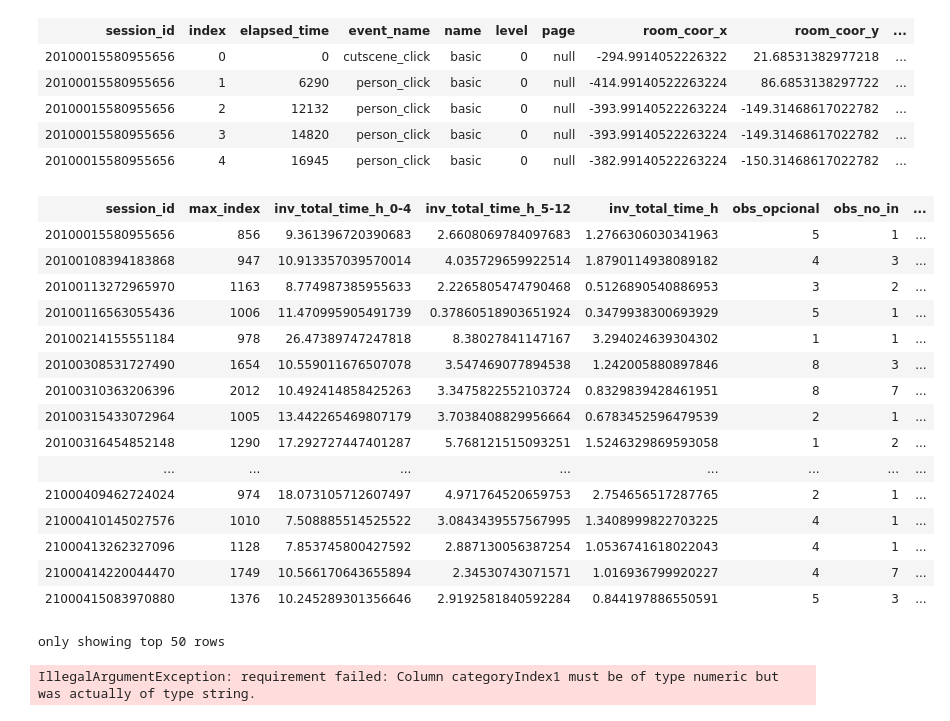
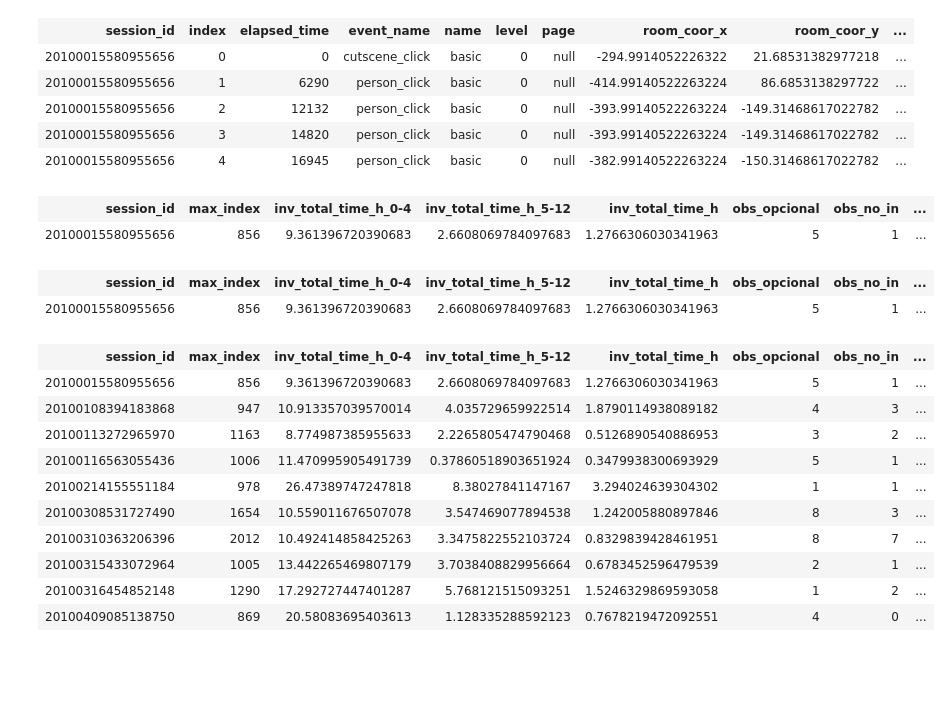
Before and after one commit to notPlancha/pbd, a Jupyter notebook: 2-cleanup_e_features.ipynb, the cells around one changed output. Drawn from its saved outputs; the diff is of its cells as text; code cells hidden in the pictures; blank space fills up the shorter version.

Commit message:
first model done

```diff
--- a/2-cleanup_e_features.ipynb
+++ b/2-cleanup_e_features.ipynb
@@ -118,7 +120,7 @@ A terceira opção seria treinar 18 modelos, e criar um algoritmo para escolher
 
 Nota: da forma como os dados estão agora formatados, essencialmente é o mesmo problema se tivéssemos em vês de uma matriz de 0s e 1s, uma coluna com um array das classes onde a sessão teve certo.
 # %%
-sessions_to_get = cleaned_up.select("session_id").distinct().sample(fraction="zero"1, seed=1).cache()
+sessions_to_get = cleaned_up.select("session_id").distinct().sample(fraction=0.01, seed=1).cache()
 # %%
 amostra = train.df.join(
     sessions_to_get,
@@ -156,41 +157,13 @@ pipeline_no_ML = Pipeline(stages = [
 pipeline_fitted = pipeline_no_ML.fit(amostra)
 # %%
 (transformed := pipeline_fitted.transform(amostra)).cache()
-transformed.orderBy("session_id")
+transformed.limit(1)
 # %% [output]
 | session_id | max_index | inv_total_time_h_0-4 | inv_total_time_h_5-12 | inv_total_time_h | obs_opcional | obs_no_in | ... |
 | 20100015580955656 | 856 | 9.361396720390683 | 2.6608069784097683 | 1.2766306030341963 | 5 | 1 | ... |
-| 20100108394183868 | 947 | 10.913357039570014 | 4.035729659922514 | 1.8790114938089182 | 4 | 3 | ... |
-| 20100113272965970 | 1163 | 8.774987385955633 | 2.2265805474790468 | 0.5126890540886953 | 3 | 2 | ... |
-| 20100116563055436 | 1006 | 11.470995905491739 | 0.37860518903651924 | 0.3479938300693929 | 5 | 1 | ... |
-| 20100214155551184 | 978 | 26.47389747247818 | 8.38027841147167 | 3.294024639304302 | 1 | 1 | ... |
-| 20100308531727490 | 1654 | 10.559011676507078 | 3.547469077894538 | 1.242005880897846 | 8 | 3 | ... |
-| 20100310363206396 | 2012 | 10.492414858425263 | 3.3475822552103724 | 0.8329839428461951 | 8 | 7 | ... |
-| 20100315433072964 | 1005 | 13.442265469807179 | 3.7038408829956664 | 0.6783452596479539 | 2 | 1 | ... |
-| 20100316454852148 | 1290 | 17.292727447401287 | 5.768121515093251 | 1.5246329869593058 | 1 | 2 | ... |
-| ... | ... | ... | ... | ... | ... | ... | ... |
-| 21000409462724024 | 974 | 18.073105712607497 | 4.971764520659753 | 2.754656517287765 | 2 | 1 | ... |
-| 21000410145027576 | 1010 | 7.508885514525522 | 3.0843439557567995 | 1.3408999822703225 | 4 | 1 | ... |
-| 21000413262327096 | 1128 | 7.853745800427592 | 2.887130056387254 | 1.0536741618022043 | 4 | 1 | ... |
-| 21000414220044470 | 1749 | 10.566170643655894 | 2.34530743071571 | 1.016936799920227 | 4 | 7 | ... |
-| 21000415083970880 | 1376 | 10.245289301356646 | 2.9192581840592284 | 0.844197886550591 | 5 | 3 | ... |
-only showing top 50 rows
-# %%
-from pyspark.ml.feature import OneHotEncoder
-
-df = spark.createDataFrame([
-    ("zero", "one"),
-    ("one", "zero"),
-    ("one", "one"),
-    ("zero", "one"),
-    ("zero", "one"),
-    ("one", "zero")
-], ["categoryIndex1", "categoryIndex2"])
-
-encoder = OneHotEncoder(inputCols=["categoryIndex1", "categoryIndex2"],
-                                 outputCols=["categoryVec1", "categoryVec2"])
-model = encoder.fit(df)
-encoded = model.transform(df)
-encoded.show()
-# %% [output]
-IllegalArgumentException: requirement failed: Column categoryIndex1 must be of type numeric but was actually of type string.
+# %%
+trans_joined = transformed.join(pivoted, transformed.session_id == pivoted.session_id, "left")
+trans_joined.limit(1)
+# %% [output]
+| session_id | max_index | inv_total_time_h_0-4 | inv_total_time_h_5-12 | inv_total_time_h | obs_opcional | obs_no_in | ... |
+| 20100015580955656 | 856 | 9.361396720390683 | 2.6608069784097683 | 1.2766306030341963 | 5 | 1 | ... |
@@ -196,0 +204,15 @@ IllegalArgumentException: requirement failed: Column categoryIndex1 must be of t
+# %%
+trans_pred = pred.transform(transformed)
+trans_pred.limit(10)
+# %% [output]
+| session_id | max_index | inv_total_time_h_0-4 | inv_total_time_h_5-12 | inv_total_time_h | obs_opcional | obs_no_in | ... |
+| 20100015580955656 | 856 | 9.361396720390683 | 2.6608069784097683 | 1.2766306030341963 | 5 | 1 | ... |
+| 20100108394183868 | 947 | 10.913357039570014 | 4.035729659922514 | 1.8790114938089182 | 4 | 3 | ... |
+| 20100113272965970 | 1163 | 8.774987385955633 | 2.2265805474790468 | 0.5126890540886953 | 3 | 2 | ... |
+| 20100116563055436 | 1006 | 11.470995905491739 | 0.37860518903651924 | 0.3479938300693929 | 5 | 1 | ... |
+| 20100214155551184 | 978 | 26.47389747247818 | 8.38027841147167 | 3.294024639304302 | 1 | 1 | ... |
+| 20100308531727490 | 1654 | 10.559011676507078 | 3.547469077894538 | 1.242005880897846 | 8 | 3 | ... |
+| 20100310363206396 | 2012 | 10.492414858425263 | 3.3475822552103724 | 0.8329839428461951 | 8 | 7 | ... |
+| 20100315433072964 | 1005 | 13.442265469807179 | 3.7038408829956664 | 0.6783452596479539 | 2 | 1 | ... |
+| 20100316454852148 | 1290 | 17.292727447401287 | 5.768121515093251 | 1.5246329869593058 | 1 | 2 | ... |
+| 20100409085138750 | 869 | 20.58083695403613 | 1.128335288592123 | 0.7678219472092551 | 4 | 0 | ... |
```
Also changed, not shown: parts of 5 cells of this notebook, 3 other files.
